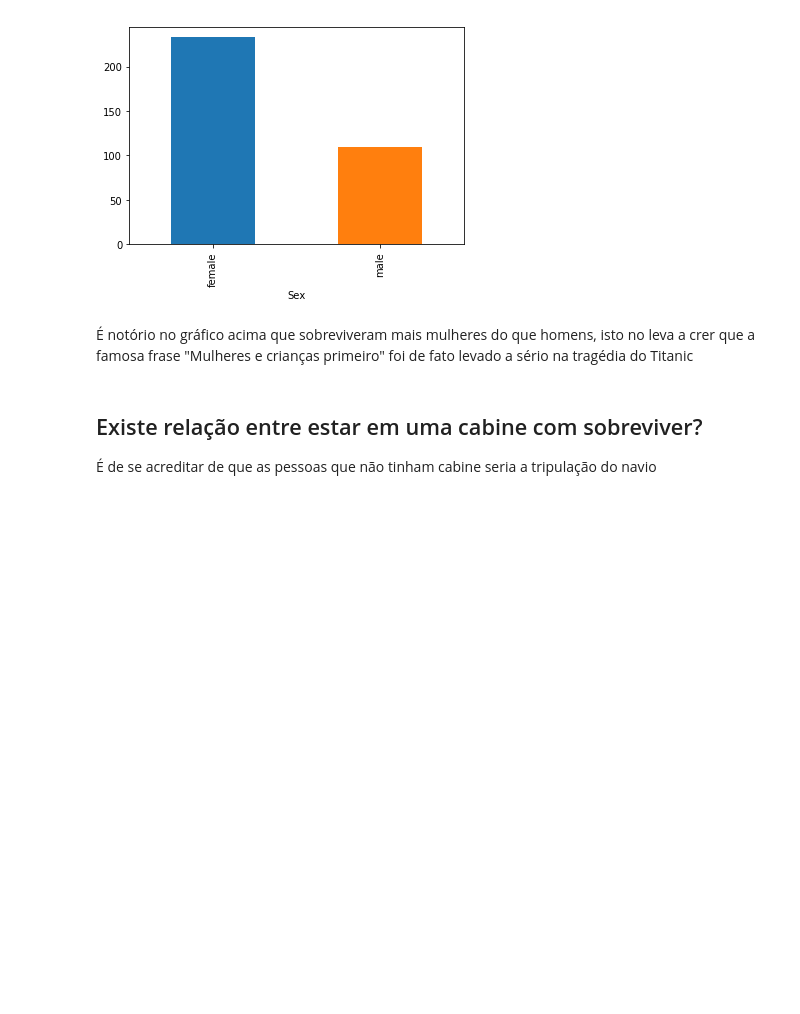
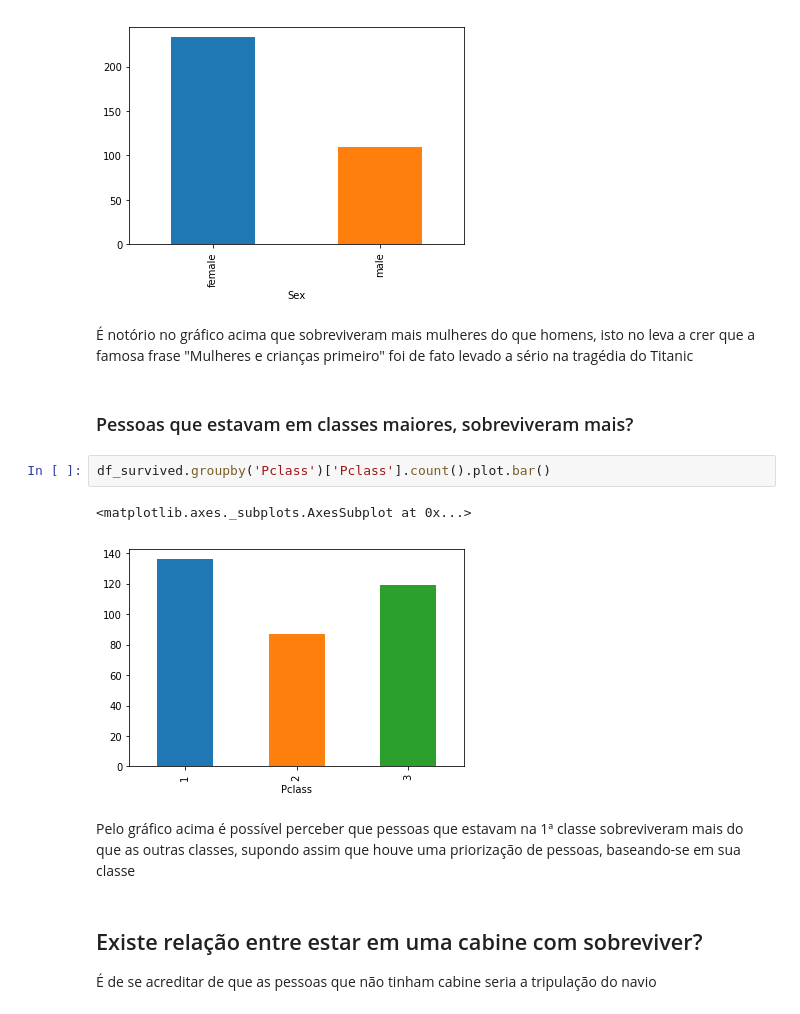
Before and after one commit to anderson-souza/Titanic-Project-Udacity, a Jupyter notebook: Análise Titanic.ipynb, the cells around one changed output. Drawn from its saved outputs; the diff is of its cells as text; blank space fills up the shorter version.

```diff
--- a/Análise Titanic.ipynb
+++ b/Análise Titanic.ipynb
@@ -106,6 +145,15 @@ df_survived.groupby('Sex')['Sex'].count().plot.bar()
 [figure]
 # %% [markdown]
  É notório no gráfico acima que sobreviveram mais mulheres do que homens, isto no leva a crer que a famosa frase "Mulheres e crianças primeiro" foi de fato levado a sério na tragédia do Titanic
+# %% [markdown]
+### Pessoas que estavam em classes maiores, sobreviveram mais?
+# %%
+df_survived.groupby('Pclass')['Pclass'].count().plot.bar()
+# %% [output]
+<matplotlib.axes._subplots.AxesSubplot at 0x...>
+[figure, added]
+# %% [markdown]
+Pelo gráfico acima é possível perceber que pessoas que estavam na 1ª classe sobreviveram mais do que as outras classes, supondo assim que houve uma priorização de pessoas, baseando-se em sua classe
 # %% [markdown]
 ## Existe relação entre estar em uma cabine com sobreviver?
 É de se acreditar de que as pessoas que não tinham cabine seria a tripulação do navio
```
Also changed, not shown: parts of 29 cells of this notebook.
